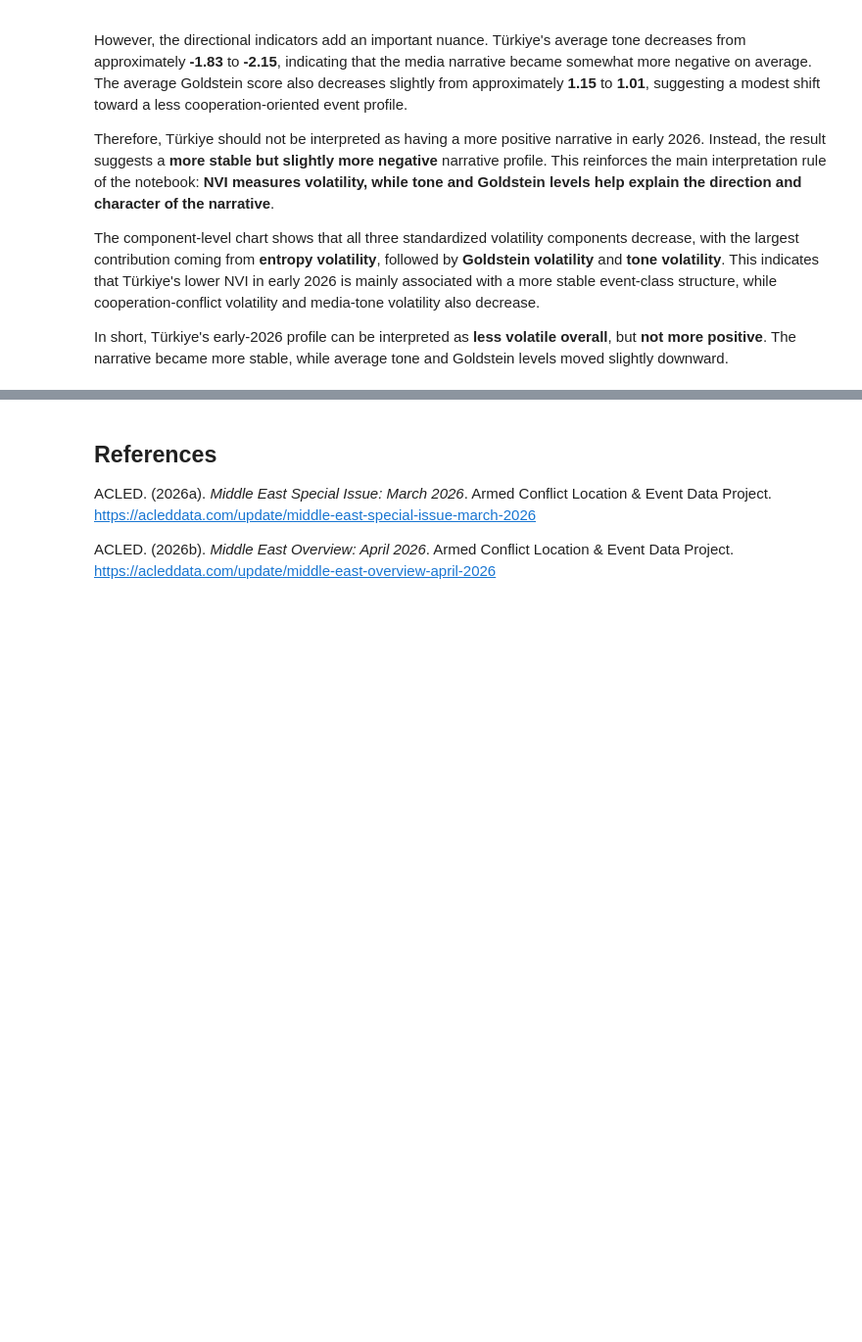
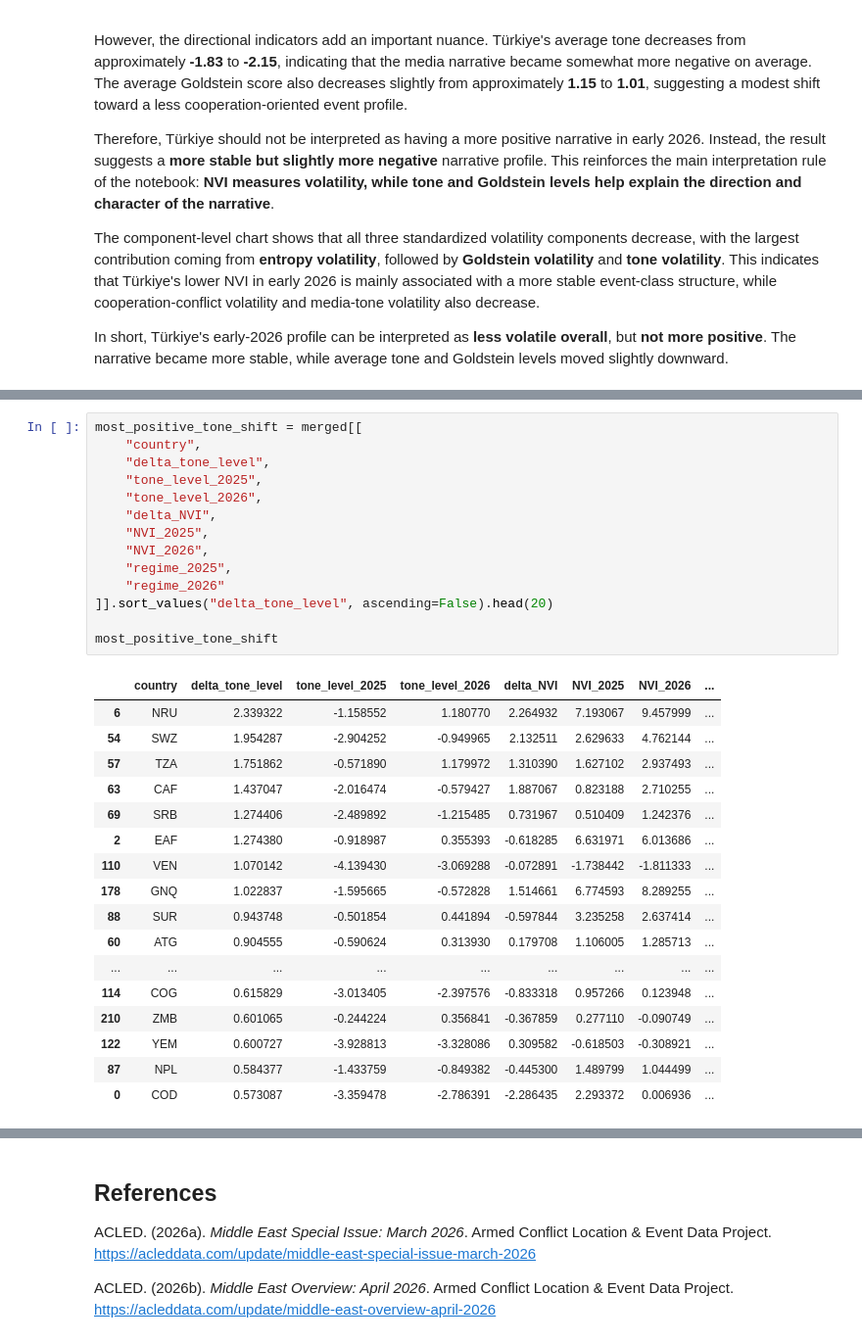
Before and after one commit to ancyra2/mining-prjkt, a Jupyter notebook: notebooks/04_nvi_early_2026_validation.ipynb, the cells around one changed output, grey strips where cells are left out. Shown at 98% size. Saved outputs shown, nothing was run; the diff lists cells and outputs as text; blank space fills up the shorter version.

```diff
--- a/notebooks/04_nvi_early_2026_validation.ipynb
+++ b/notebooks/04_nvi_early_2026_validation.ipynb
@@ -1243,0 +1299,32 @@ In short, Türkiye's early-2026 profile can be interpreted as **less volatile ov
+# %%
+most_positive_tone_shift = merged[[
+    "country",
+    "delta_tone_level",
+    "tone_level_2025",
+    "tone_level_2026",
+    "delta_NVI",
+    "NVI_2025",
+    "NVI_2026",
+    "regime_2025",
+    "regime_2026"
+]].sort_values("delta_tone_level", ascending=False).head(20)
+
+most_positive_tone_shift
+# %% [output]
+|  | country | delta_tone_level | tone_level_2025 | tone_level_2026 | delta_NVI | NVI_2025 | NVI_2026 | ... |
+| 6 | NRU | 2.339322 | -1.158552 | 1.180770 | 2.264932 | 7.193067 | 9.457999 | ... |
+| 54 | SWZ | 1.954287 | -2.904252 | -0.949965 | 2.132511 | 2.629633 | 4.762144 | ... |
+| 57 | TZA | 1.751862 | -0.571890 | 1.179972 | 1.310390 | 1.627102 | 2.937493 | ... |
+| 63 | CAF | 1.437047 | -2.016474 | -0.579427 | 1.887067 | 0.823188 | 2.710255 | ... |
+| 69 | SRB | 1.274406 | -2.489892 | -1.215485 | 0.731967 | 0.510409 | 1.242376 | ... |
+| 2 | EAF | 1.274380 | -0.918987 | 0.355393 | -0.618285 | 6.631971 | 6.013686 | ... |
+| 110 | VEN | 1.070142 | -4.139430 | -3.069288 | -0.072891 | -1.738442 | -1.811333 | ... |
+| 178 | GNQ | 1.022837 | -1.595665 | -0.572828 | 1.514661 | 6.774593 | 8.289255 | ... |
+| 88 | SUR | 0.943748 | -0.501854 | 0.441894 | -0.597844 | 3.235258 | 2.637414 | ... |
+| 60 | ATG | 0.904555 | -0.590624 | 0.313930 | 0.179708 | 1.106005 | 1.285713 | ... |
+| ... | ... | ... | ... | ... | ... | ... | ... | ... |
+| 114 | COG | 0.615829 | -3.013405 | -2.397576 | -0.833318 | 0.957266 | 0.123948 | ... |
+| 210 | ZMB | 0.601065 | -0.244224 | 0.356841 | -0.367859 | 0.277110 | -0.090749 | ... |
+| 122 | YEM | 0.600727 | -3.928813 | -3.328086 | 0.309582 | -0.618503 | -0.308921 | ... |
+| 87 | NPL | 0.584377 | -1.433759 | -0.849382 | -0.445300 | 1.489799 | 1.044499 | ... |
+| 0 | COD | 0.573087 | -3.359478 | -2.786391 | -2.286435 | 2.293372 | 0.006936 | ... |
```
Also changed, not shown: parts of 17 cells of this notebook, 1 other file.
